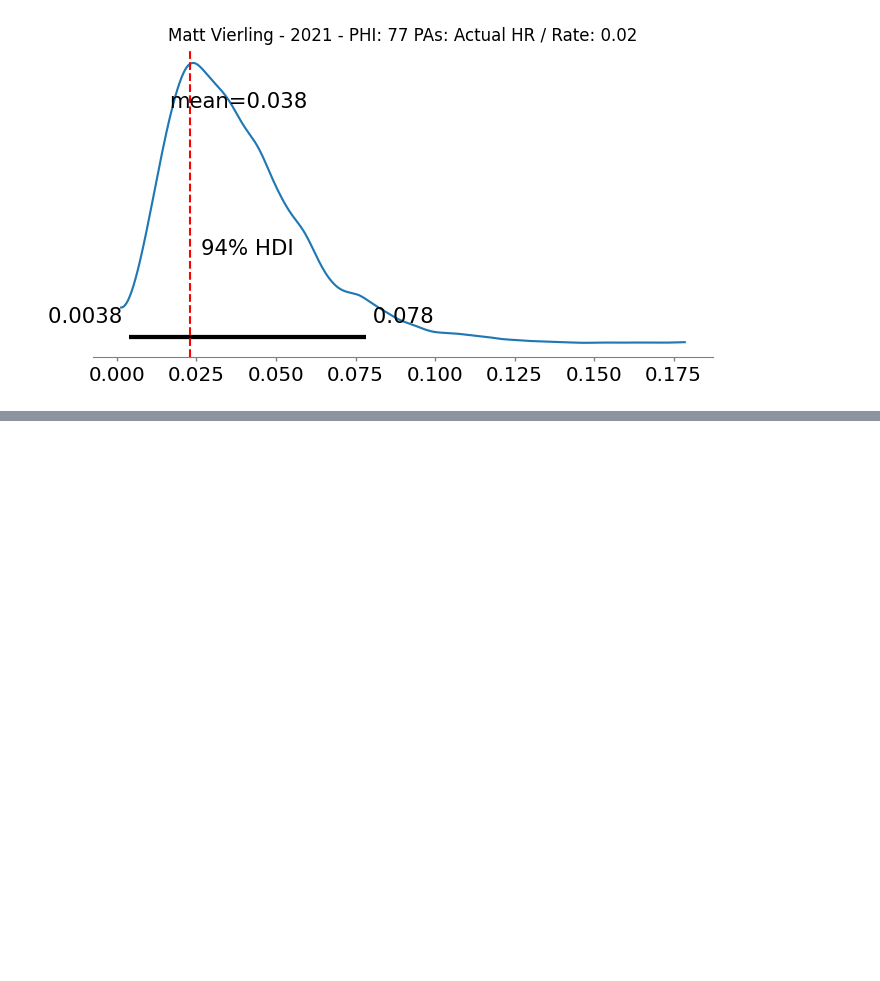
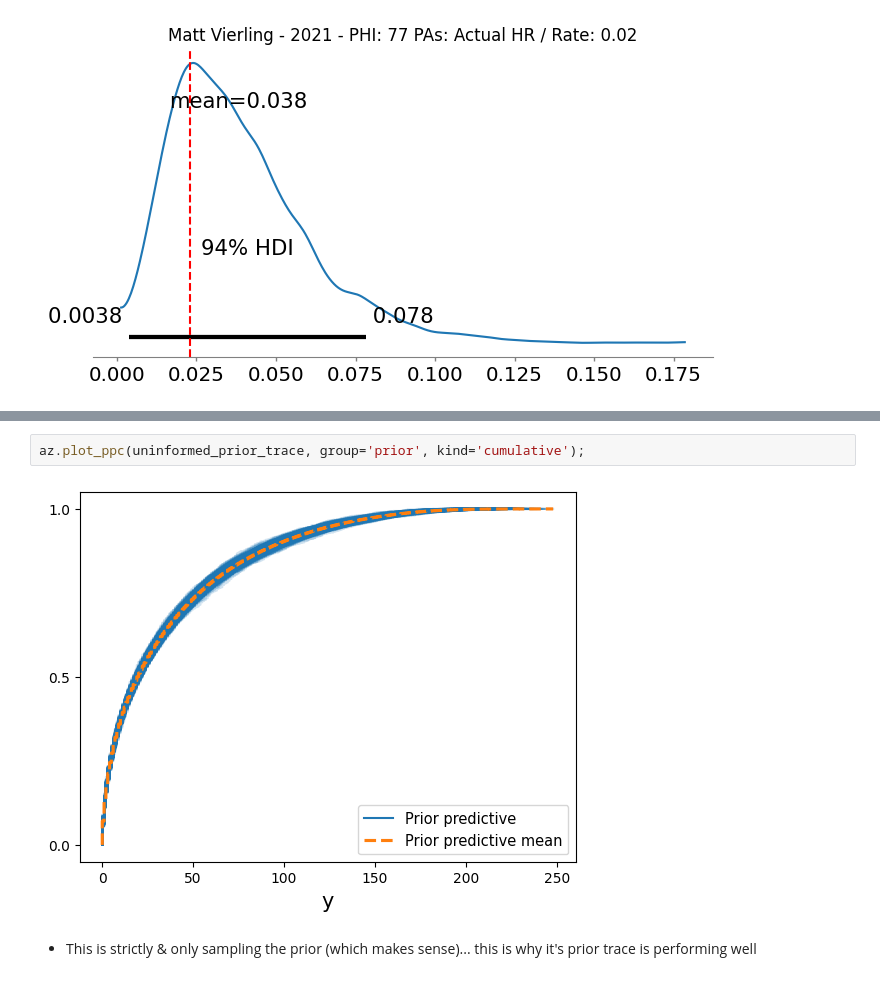
Before and after one commit to smitbajaj/bayesian-modeling-learning, a Jupyter notebook: hierarchical_fonnesbeck.ipynb, the cells around one changed output, grey strips where cells are left out. Saved outputs shown, nothing was run; the diff lists cells and outputs as text; blank space fills up the shorter version.

```diff
--- a/hierarchical_fonnesbeck.ipynb
+++ b/hierarchical_fonnesbeck.ipynb
@@ -177,0 +213,7 @@ for batter in random_batters:
+# %%
+az.plot_ppc(uninformed_prior_trace, group='prior', kind='cumulative');
+# %% [output]
+[figure, added]
+# %% [markdown]
+
+*   This is strictly & only sampling the prior (which makes sense)... this is why it's prior trace is performing well
```
Also changed, not shown: parts of 12 cells of this notebook.
